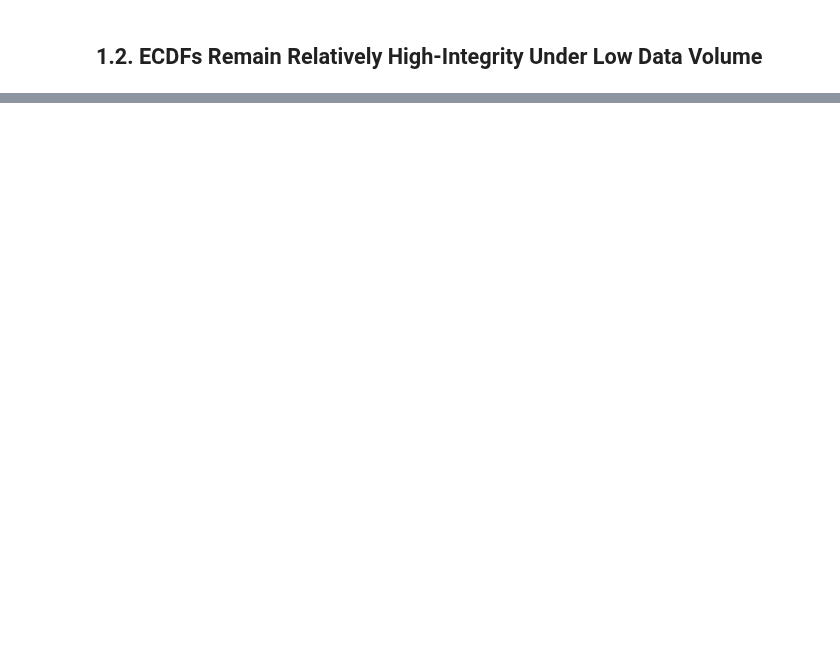
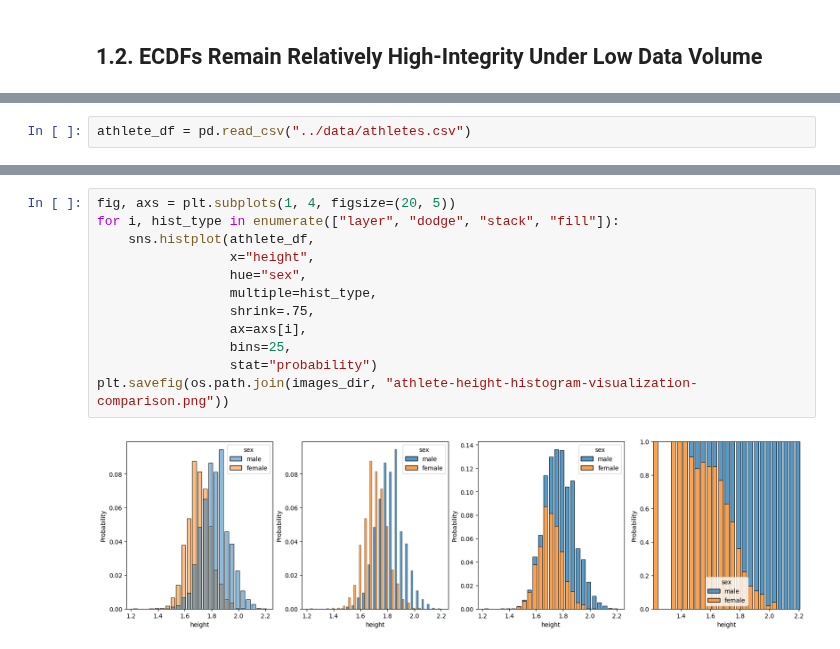
Before and after one commit to bfeif/personal-website, a Jupyter notebook: code/notebooks/why-i-always-use-cdfs.ipynb, the cells around one changed output, grey strips where cells are left out. Drawn from its saved outputs; the diff is of its cells as text; blank space fills up the shorter version.

```diff
--- a/code/notebooks/why-i-always-use-cdfs.ipynb
+++ b/code/notebooks/why-i-always-use-cdfs.ipynb
@@ -259,0 +231,2 @@ plt.show()
+# %%
+athlete_df = pd.read_csv("../data/athletes.csv")
@@ -259,0 +242,14 @@ plt.show()
+# %%
+fig, axs = plt.subplots(1, 4, figsize=(20, 5))
+for i, hist_type in enumerate(["layer", "dodge", "stack", "fill"]):
+    sns.histplot(athlete_df,
+                 x="height",
+                 hue="sex",
+                 multiple=hist_type,
+                 shrink=.75,
+                 ax=axs[i],
+                 bins=25,
+                 stat="probability")
+plt.savefig(os.path.join(images_dir, "athlete-height-histogram-visualization-comparison.png"))
+# %% [output]
+[figure, added]
```
Also changed, not shown: parts of 20 cells of this notebook, 12 other files.
